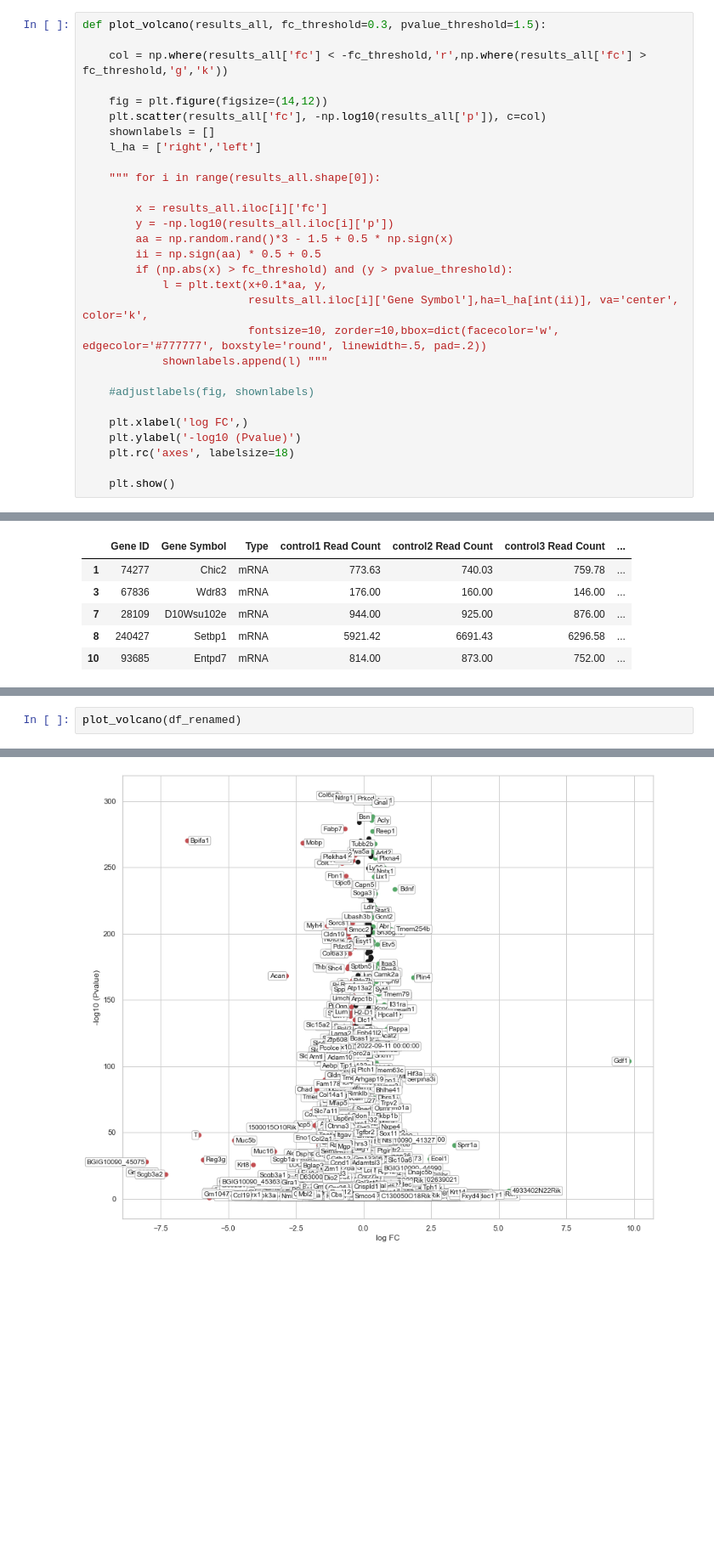
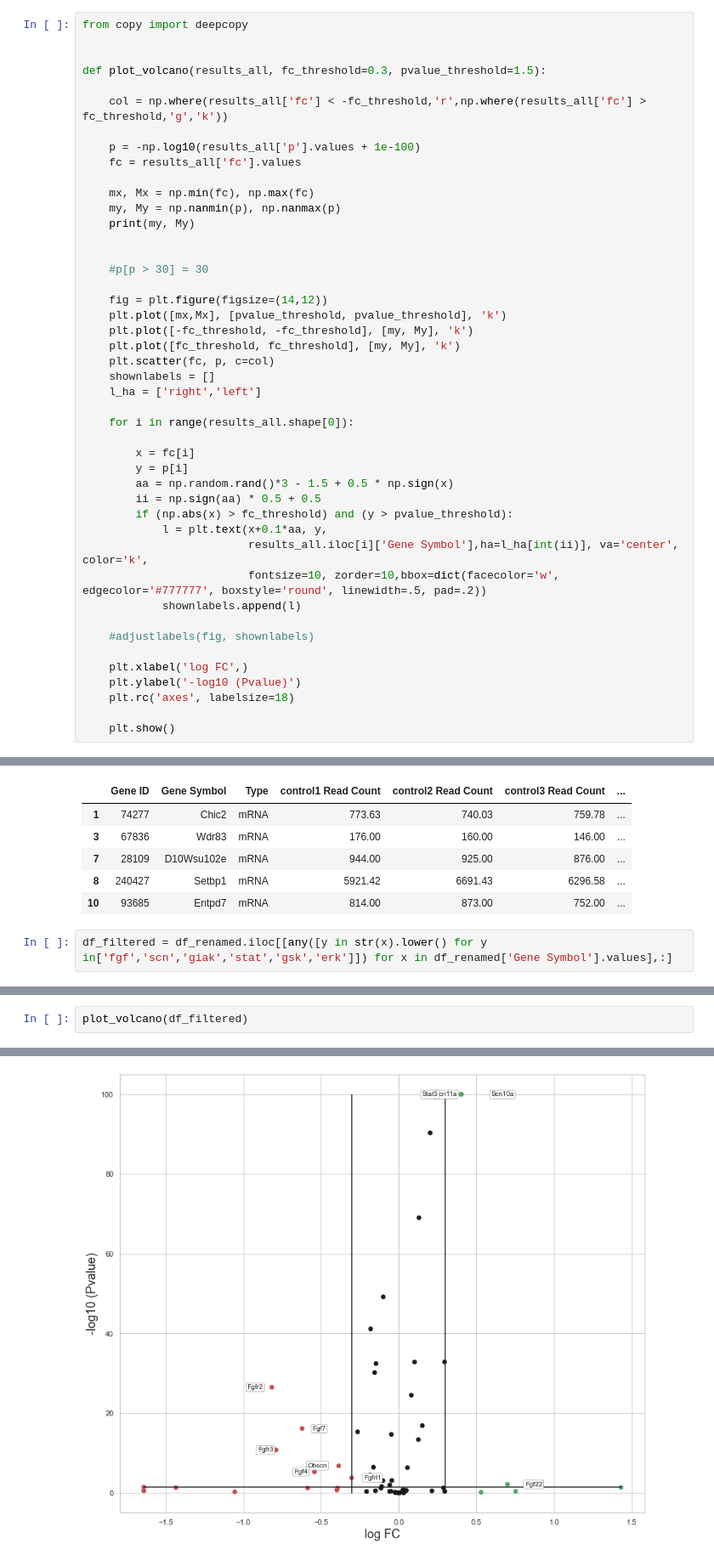
Before and after one commit to Ivan2nn/somatosensory-analysis, a Jupyter notebook: FirstAnalysis.ipynb, the cells around one changed output, grey strips where cells are left out. Shown at 85% size. Cells and saved outputs as stored; diff of their text form; blank space fills up the shorter version.

Commit message:
Added volcano plot new version

```diff
--- a/FirstAnalysis.ipynb
+++ b/FirstAnalysis.ipynb
@@ -148,26 +148,42 @@ print(f'P-value: {ttest_ind(a,b).pvalue:.2e}')
 # %% [output]
 P-value: 1.43e-03
 # %%
+from copy import deepcopy
+
+
 def plot_volcano(results_all, fc_threshold=0.3, pvalue_threshold=1.5):
 
     col = np.where(results_all['fc'] < -fc_threshold,'r',np.where(results_all['fc'] > fc_threshold,'g','k'))
 
+    p = -np.log10(results_all['p'].values + 1e-100)
+    fc = results_all['fc'].values
+
+    mx, Mx = np.min(fc), np.max(fc)
+    my, My = np.nanmin(p), np.nanmax(p)
+    print(my, My)
+
+
+    #p[p > 30] = 30
+
     fig = plt.figure(figsize=(14,12))
-    plt.scatter(results_all['fc'], -np.log10(results_all['p']), c=col)
+    plt.plot([mx,Mx], [pvalue_threshold, pvalue_threshold], 'k')
+    plt.plot([-fc_threshold, -fc_threshold], [my, My], 'k')
+    plt.plot([fc_threshold, fc_threshold], [my, My], 'k')
+    plt.scatter(fc, p, c=col)
     shownlabels = []
     l_ha = ['right','left']
 
-    """ for i in range(results_all.shape[0]):
+    for i in range(results_all.shape[0]):
 
-        x = results_all.iloc[i]['fc']
-        y = -np.log10(results_all.iloc[i]['p'])
+        x = fc[i]
+        y = p[i]
         aa = np.random.rand()*3 - 1.5 + 0.5 * np.sign(x)
         ii = np.sign(aa) * 0.5 + 0.5
         if (np.abs(x) > fc_threshold) and (y > pvalue_threshold):
             l = plt.text(x+0.1*aa, y,
                          results_all.iloc[i]['Gene Symbol'],ha=l_ha[int(ii)], va='center', color='k',
                          fontsize=10, zorder=10,bbox=dict(facecolor='w', edgecolor='#777777', boxstyle='round', linewidth=.5, pad=.2))
-            shownlabels.append(l) """
+            shownlabels.append(l)
 
     #adjustlabels(fig, shownlabels)
 
@@ -197,3 +213,5 @@ df_renamed.head()
 | 7 | 28109 | D10Wsu102e | mRNA | 944.00 | 925.00 | 876.00 | ... |
 | 8 | 240427 | Setbp1 | mRNA | 5921.42 | 6691.43 | 6296.58 | ... |
 | 10 | 93685 | Entpd7 | mRNA | 814.00 | 873.00 | 752.00 | ... |
+# %%
+df_filtered = df_renamed.iloc[[any([y in str(x).lower() for y in['fgf','scn','giak','stat','gsk','erk']]) for x in df_renamed['Gene Symbol'].values],:]
@@ -200,3 +222,3 @@ df_renamed.head()
 # %%
-plot_volcano(df_renamed)
+plot_volcano(df_filtered)
 # %% [output]
@@ -220 +226 @@ posx and posy should be finite values
-[figure, old version]
+[figure, new version]
```
Also changed, not shown: parts of 4 cells of this notebook.
